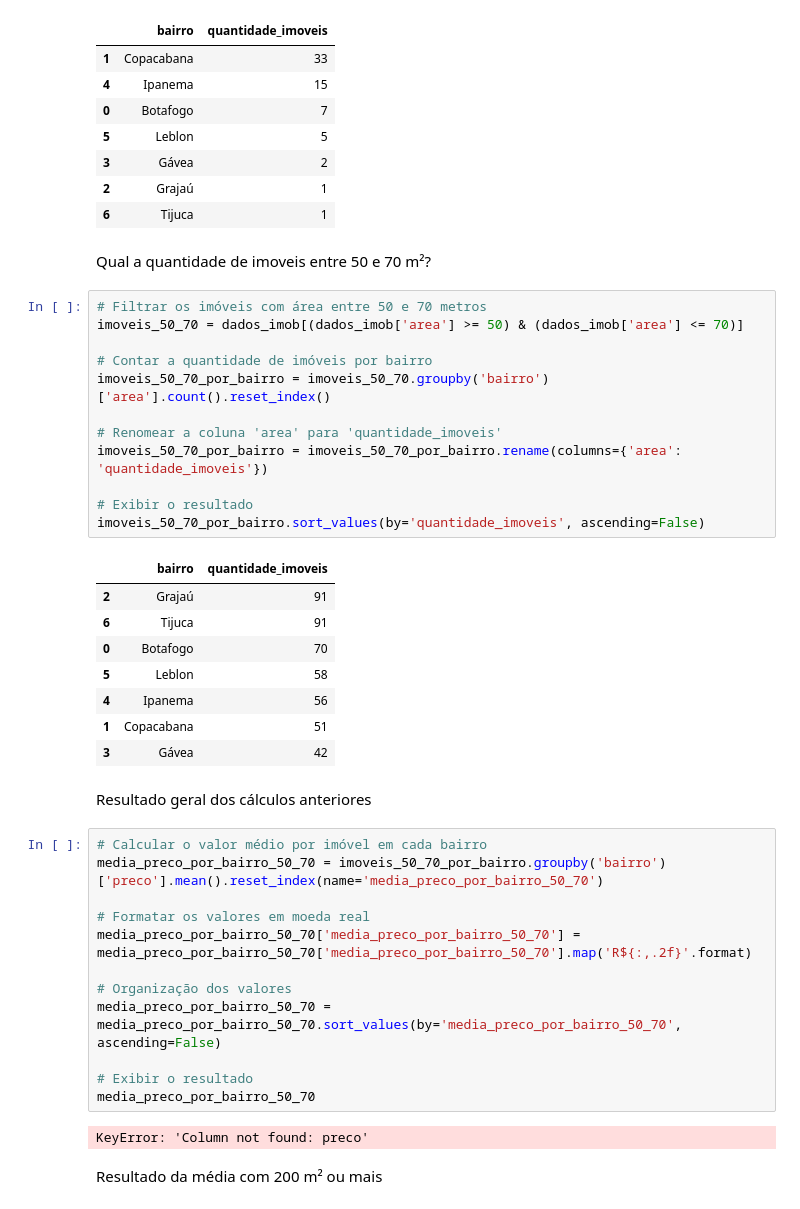
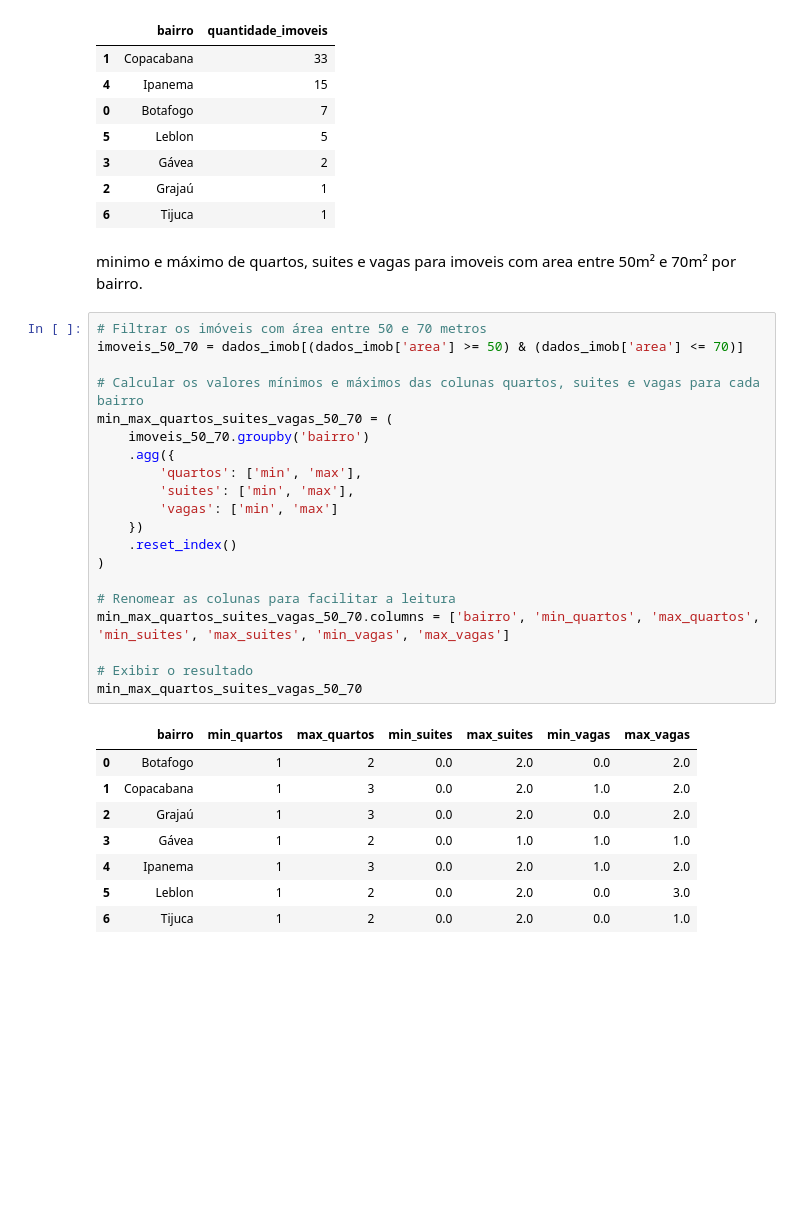
Before and after one commit to GaboRamalho/Data-Science, a Jupyter notebook: AV2/imobRJ.ipynb, the cells around one changed output. Saved outputs shown, nothing was run; the diff lists cells and outputs as text; blank space fills up the shorter version.

```diff
--- a/AV2/imobRJ.ipynb
+++ b/AV2/imobRJ.ipynb
@@ -378,44 +430,34 @@ imoveis_grande_por_bairro.sort_values(by='quantidade_imoveis', ascending=False)
 | 3 | Gávea | 2 |
 | 2 | Grajaú | 1 |
 | 6 | Tijuca | 1 |
-# %% [markdown]
-Qual a quantidade de imoveis entre 50 e 70 m²?
+# %% [markdown]
+minimo e máximo de quartos, suites e vagas para imoveis com area entre 50m² e 70m² por bairro.
 # %%
 # Filtrar os imóveis com área entre 50 e 70 metros
 imoveis_50_70 = dados_imob[(dados_imob['area'] >= 50) & (dados_imob['area'] <= 70)]
 
-# Contar a quantidade de imóveis por bairro
-imoveis_50_70_por_bairro = imoveis_50_70.groupby('bairro')['area'].count().reset_index()
+# Calcular os valores mínimos e máximos das colunas quartos, suites e vagas para cada bairro
+min_max_quartos_suites_vagas_50_70 = (
+    imoveis_50_70.groupby('bairro')
+    .agg({
+        'quartos': ['min', 'max'],
+        'suites': ['min', 'max'],
+        'vagas': ['min', 'max']
+    })
+    .reset_index()
+)
 
-# Renomear a coluna 'area' para 'quantidade_imoveis'
-imoveis_50_70_por_bairro = imoveis_50_70_por_bairro.rename(columns={'area': 'quantidade_imoveis'})
+# Renomear as colunas para facilitar a leitura
+min_max_quartos_suites_vagas_50_70.columns = ['bairro', 'min_quartos', 'max_quartos', 'min_suites', 'max_suites', 'min_vagas', 'max_vagas']
 
 # Exibir o resultado
-imoveis_50_70_por_bairro.sort_values(by='quantidade_imoveis', ascending=False)
+min_max_quartos_suites_vagas_50_70
 # %% [output]
-|  | bairro | quantidade_imoveis |
-| 2 | Grajaú | 91 |
-| 6 | Tijuca | 91 |
-| 0 | Botafogo | 70 |
-| 5 | Leblon | 58 |
-| 4 | Ipanema | 56 |
-| 1 | Copacabana | 51 |
-| 3 | Gávea | 42 |
+|  | bairro | min_quartos | max_quartos | min_suites | max_suites | min_vagas | max_vagas |
+| 0 | Botafogo | 1 | 2 | 0.0 | 2.0 | 0.0 | 2.0 |
+| 1 | Copacabana | 1 | 3 | 0.0 | 2.0 | 1.0 | 2.0 |
+| 2 | Grajaú | 1 | 3 | 0.0 | 2.0 | 0.0 | 2.0 |
+| 3 | Gávea | 1 | 2 | 0.0 | 1.0 | 1.0 | 1.0 |
+| 4 | Ipanema | 1 | 3 | 0.0 | 2.0 | 1.0 | 2.0 |
+| 5 | Leblon | 1 | 2 | 0.0 | 2.0 | 0.0 | 3.0 |
+| 6 | Tijuca | 1 | 2 | 0.0 | 2.0 | 0.0 | 1.0 |
-# %% [markdown]
-Resultado geral dos cálculos anteriores
-# %%
-# Calcular o valor médio por imóvel em cada bairro
-media_preco_por_bairro_50_70 = imoveis_50_70_por_bairro.groupby('bairro')['preco'].mean().reset_index(name='media_preco_por_bairro_50_70')
-
-# Formatar os valores em moeda real
-media_preco_por_bairro_50_70['media_preco_por_bairro_50_70'] = media_preco_por_bairro_50_70['media_preco_por_bairro_50_70'].map('R${:,.2f}'.format)
-
-# Organização dos valores
-media_preco_por_bairro_50_70 = media_preco_por_bairro_50_70.sort_values(by='media_preco_por_bairro_50_70', ascending=False)
-
-# Exibir o resultado
-media_preco_por_bairro_50_70
-# %% [output]
-KeyError: 'Column not found: preco'
-# %% [markdown]
-Resultado da média com 200 m² ou mais
```
Also changed, not shown: parts of 10 cells of this notebook.
